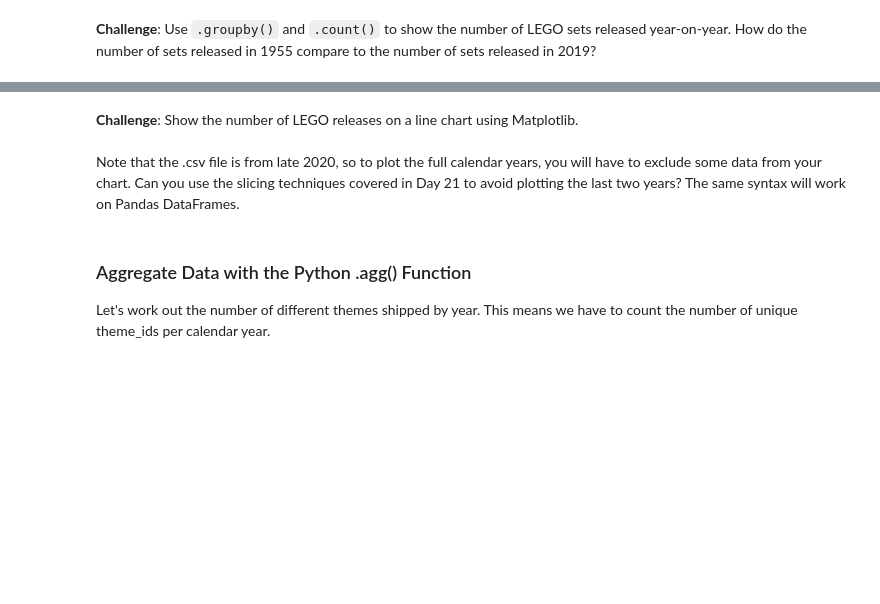
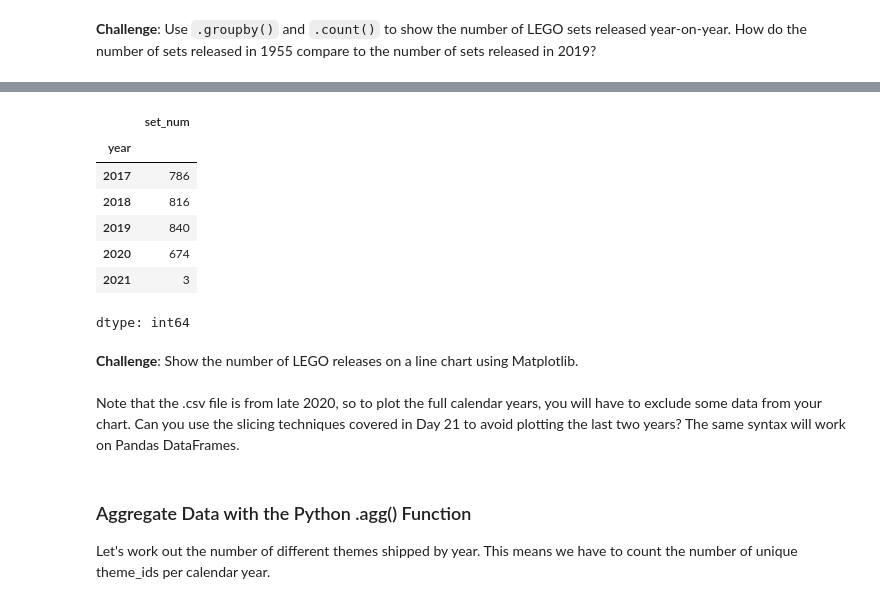
Before and after one commit to samuelard7/colab, a Jupyter notebook: Lego_Analysis.ipynb, the cells around one changed output, grey strips where cells are left out. Saved outputs shown, nothing was run; the diff lists cells and outputs as text; code cells hidden in the pictures; blank space fills up the shorter version.

```diff
--- a/Lego_Analysis.ipynb
+++ b/Lego_Analysis.ipynb
@@ -136,3 +159,14 @@ sets[sets['year'] == 1949]
+# %%
+sets_by_year['set_num'].tail()
+# %% [output]
+|  | set_num |
+| year |  |
+| 2017 | 786 |
+| 2018 | 816 |
+| 2019 | 840 |
+| 2020 | 674 |
+| 2021 | 3 |
+dtype: int64
 # %% [markdown]
 **Challenge**: Show the number of LEGO releases on a line chart using Matplotlib. <br>
 <br>
```
Also changed, not shown: parts of 3 cells of this notebook.
